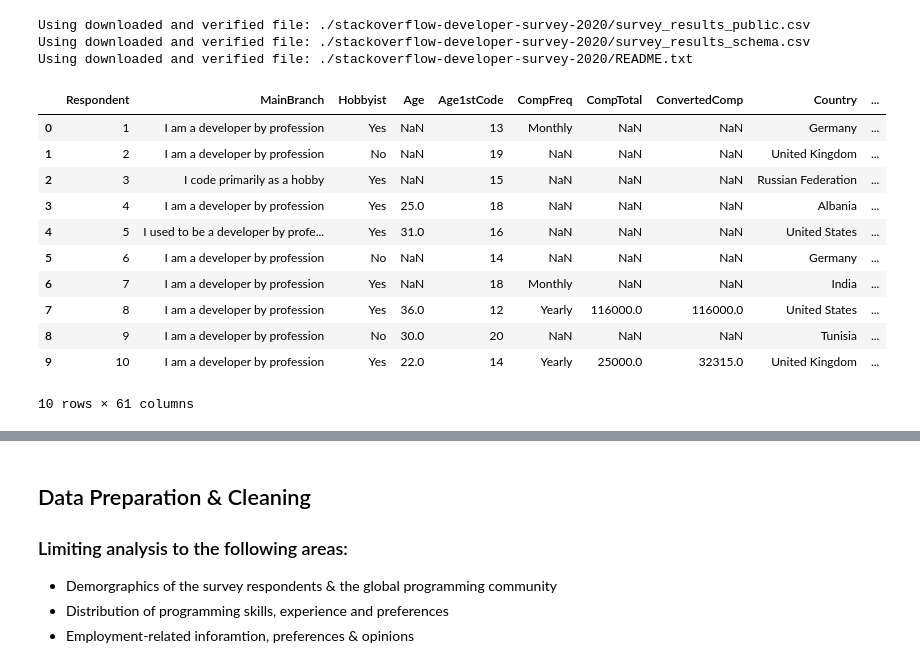
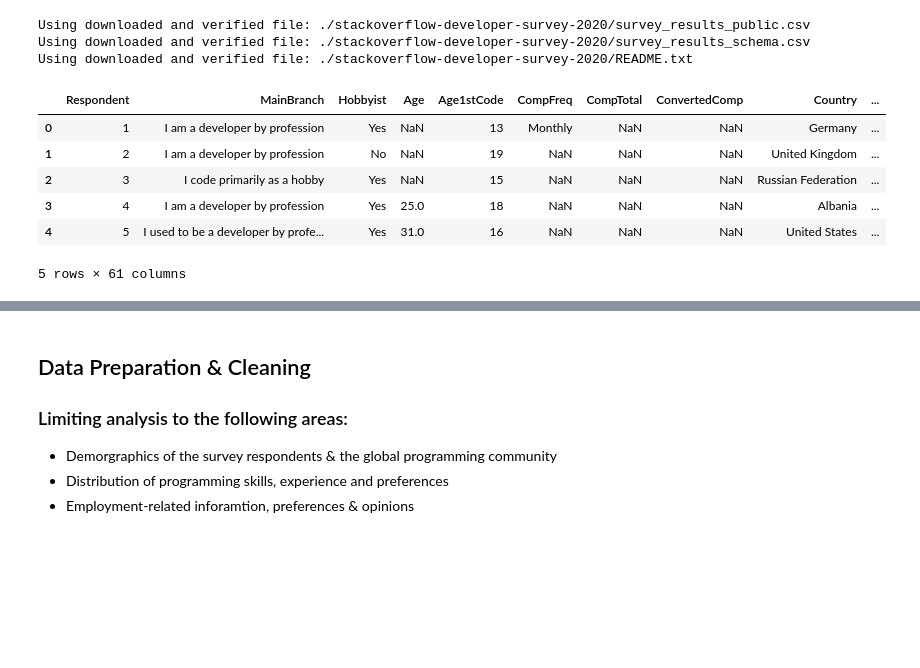
Before and after one commit to Narapady/stackoverflow-EDA, a Jupyter notebook: exploratory_data.ipynb, the cells around one changed output, grey strips where cells are left out. Drawn from its saved outputs; the diff is of its cells as text; code cells hidden in the pictures; blank space fills up the shorter version.

```diff
--- a/exploratory_data.ipynb
+++ b/exploratory_data.ipynb
@@ -20,17 +20,12 @@ import seaborn as sns
 %matplotlib inline
 # %%
 df_raw = pd.read_csv('./stackoverflow-developer-survey-2020/survey_results_public.csv')
-df_raw.head(10)
+df_raw.head()
 # %% [output]
 |  | Respondent | MainBranch | Hobbyist | Age | Age1stCode | CompFreq | CompTotal | ConvertedComp | Country | ... |
 | 0 | 1 | I am a developer by profession | Yes | NaN | 13 | Monthly | NaN | NaN | Germany | ... |
 | 1 | 2 | I am a developer by profession | No | NaN | 19 | NaN | NaN | NaN | United Kingdom | ... |
 | 2 | 3 | I code primarily as a hobby | Yes | NaN | 15 | NaN | NaN | NaN | Russian Federation | ... |
 | 3 | 4 | I am a developer by profession | Yes | 25.0 | 18 | NaN | NaN | NaN | Albania | ... |
 | 4 | 5 | I used to be a developer by profe... | Yes | 31.0 | 16 | NaN | NaN | NaN | United States | ... |
-| 5 | 6 | I am a developer by profession | No | NaN | 14 | NaN | NaN | NaN | Germany | ... |
-| 6 | 7 | I am a developer by profession | Yes | NaN | 18 | Monthly | NaN | NaN | India | ... |
-| 7 | 8 | I am a developer by profession | Yes | 36.0 | 12 | Yearly | 116000.0 | 116000.0 | United States | ... |
-| 8 | 9 | I am a developer by profession | No | 30.0 | 20 | NaN | NaN | NaN | Tunisia | ... |
-| 9 | 10 | I am a developer by profession | Yes | 22.0 | 14 | Yearly | 25000.0 | 32315.0 | United Kingdom | ... |
-10 rows × 61 columns
+5 rows × 61 columns
```
Also changed, not shown: parts of 20 cells of this notebook.
